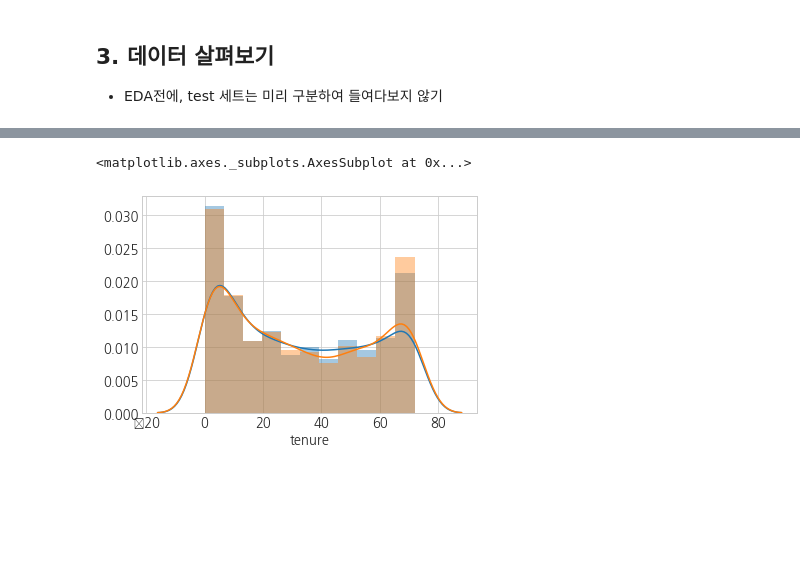
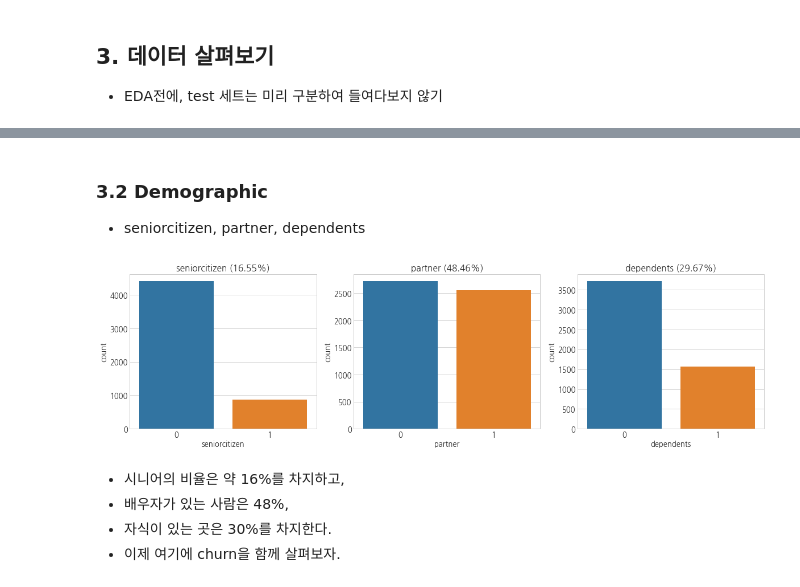
Before and after one commit to Sean-Parkk/Projects, a Jupyter notebook: predict_customer_churn/predict_customer_churn.ipynb, the cells around one changed output, grey strips where cells are left out. Drawn from its saved outputs; the diff is of its cells as text; code cells hidden in the pictures; blank space fills up the shorter version.

```diff
--- a/predict_customer_churn/predict_customer_churn.ipynb
+++ b/predict_customer_churn/predict_customer_churn.ipynb
@@ -225,6 +271,19 @@ Ttest_indResult(statistic=-0.13013585975561537, pvalue=0.8964638967020803)
-# %%
-sns.distplot(df_female.tenure)
-sns.distplot(df_male.tenure)
-# %% [output]
-<matplotlib.axes._subplots.AxesSubplot at 0x...>
-[figure, removed]
+# %% [markdown]
+### 3.2 Demographic
+* seniorcitizen, partner, dependents
+# %%
+def cplot(data, col, ax):
+    sns.countplot(data[col], ax=ax)
+    ax.set_title('{} ({:.2f}%)'.format(col, data[col].mean()*100))
+# %%
+f, ax = plt.subplots(1, 3, figsize=(20, 5))
+cplot(df_train, 'seniorcitizen', ax[0])
+cplot(df_train, 'partner', ax[1])
+cplot(df_train, 'dependents', ax[2])
+# %% [output]
+[figure, added]
+# %% [markdown]
+* 시니어의 비율은 약 16%를 차지하고,
+* 배우자가 있는 사람은 48%,
+* 자식이 있는 곳은 30%를 차지한다.
+* 이제 여기에 churn을 함께 살펴보자.
```
Also changed, not shown: parts of 53 cells of this notebook.
